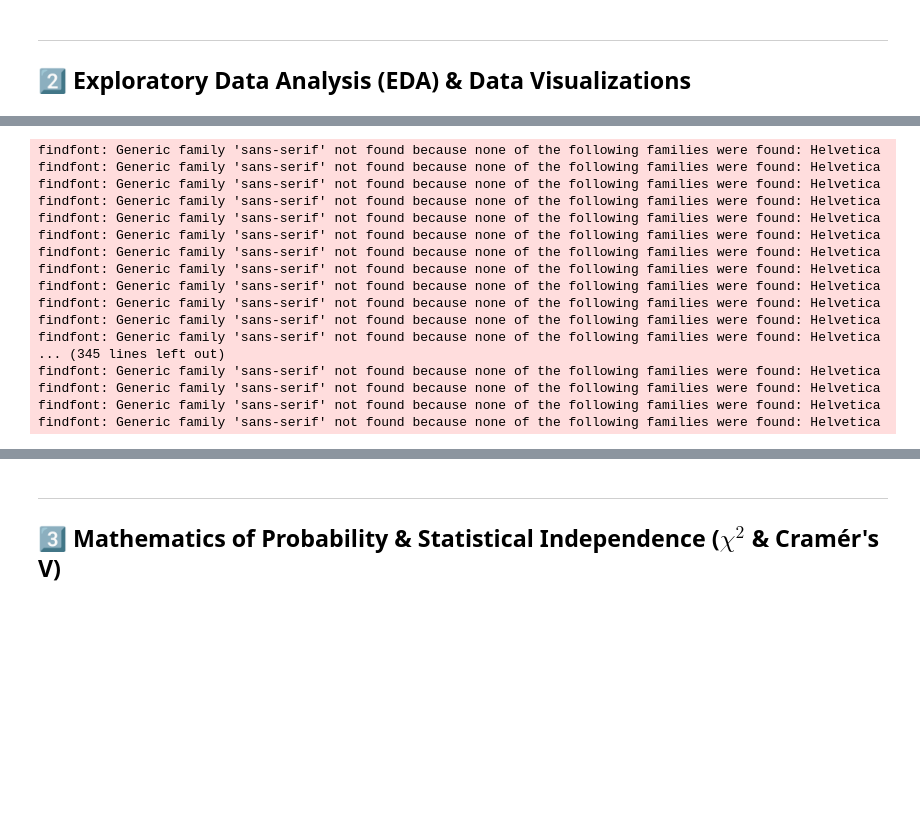
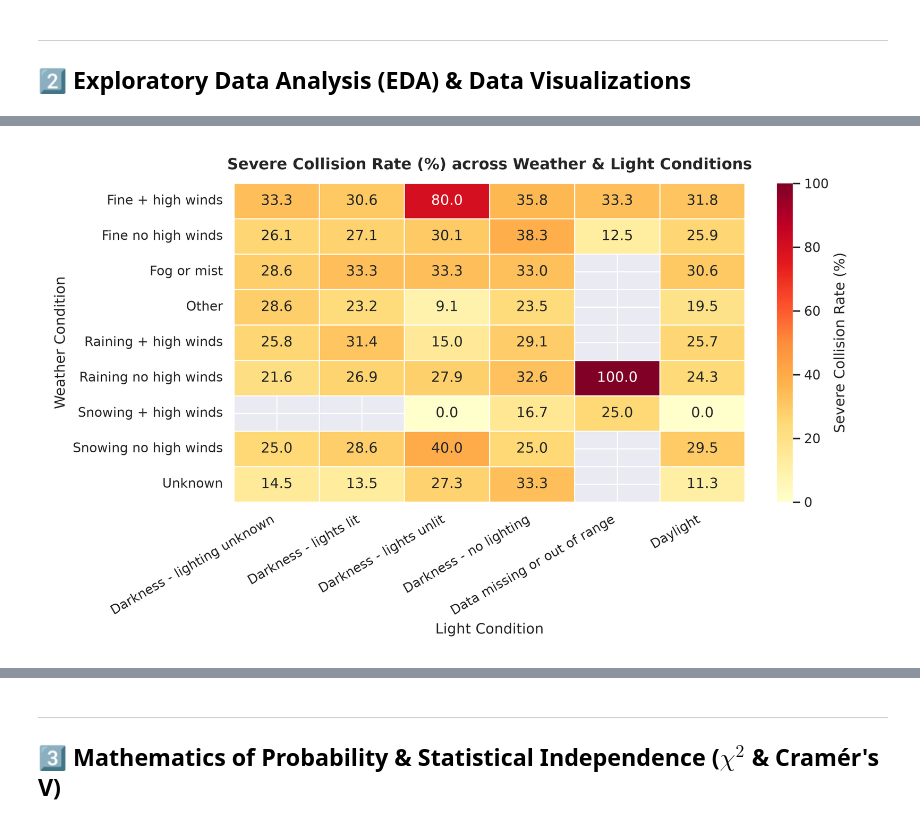
Before and after one commit to kuncheabhishek015/ACCIDENT-SEVERITY-FLAGGER-FOR-UK-ROAD-SAFETY-OFFICERS, a Jupyter notebook: Accident_Severity_Flagger_Notebook.ipynb, the cells around one changed output, grey strips where cells are left out. Saved outputs shown, nothing was run; the diff lists cells and outputs as text; code cells hidden in the pictures; blank space fills up the shorter version.

```diff
--- a/Accident_Severity_Flagger_Notebook.ipynb
+++ b/Accident_Severity_Flagger_Notebook.ipynb
@@ -83,24 +99,12 @@ findfont: Generic family 'sans-serif' not found because none of the following fa
 # %%
 # 2. Weather vs. Light Severe Risk Heatmap
-viz.plot_weather_light_risk_heatmap()
-plt.show()
+heatmap_chart_path = viz.plot_weather_light_risk_heatmap()
+try:
+    from IPython.display import Image, display
+    display(Image(filename=heatmap_chart_path))
+except ImportError:
+    print(f"Chart saved to: {heatmap_chart_path}")
 # %% [output]
-findfont: Generic family 'sans-serif' not found because none of the following families were found: Helvetica
-findfont: Generic family 'sans-serif' not found because none of the following families were found: Helvetica
-findfont: Generic family 'sans-serif' not found because none of the following families were found: Helvetica
-findfont: Generic family 'sans-serif' not found because none of the following families were found: Helvetica
-findfont: Generic family 'sans-serif' not found because none of the following families were found: Helvetica
-findfont: Generic family 'sans-serif' not found because none of the following families were found: Helvetica
-findfont: Generic family 'sans-serif' not found because none of the following families were found: Helvetica
-findfont: Generic family 'sans-serif' not found because none of the following families were found: Helvetica
-findfont: Generic family 'sans-serif' not found because none of the following families were found: Helvetica
-findfont: Generic family 'sans-serif' not found because none of the following families were found: Helvetica
-findfont: Generic family 'sans-serif' not found because none of the following families were found: Helvetica
-findfont: Generic family 'sans-serif' not found because none of the following families were found: Helvetica
-... (345 lines left out)
-findfont: Generic family 'sans-serif' not found because none of the following families were found: Helvetica
-findfont: Generic family 'sans-serif' not found because none of the following families were found: Helvetica
-findfont: Generic family 'sans-serif' not found because none of the following families were found: Helvetica
-findfont: Generic family 'sans-serif' not found because none of the following families were found: Helvetica
+[figure, added]
 # %%
 # 3. Speed Limit Collision & Severe Risk Rate Distribution
```
Also changed, not shown: parts of 11 cells of this notebook.
